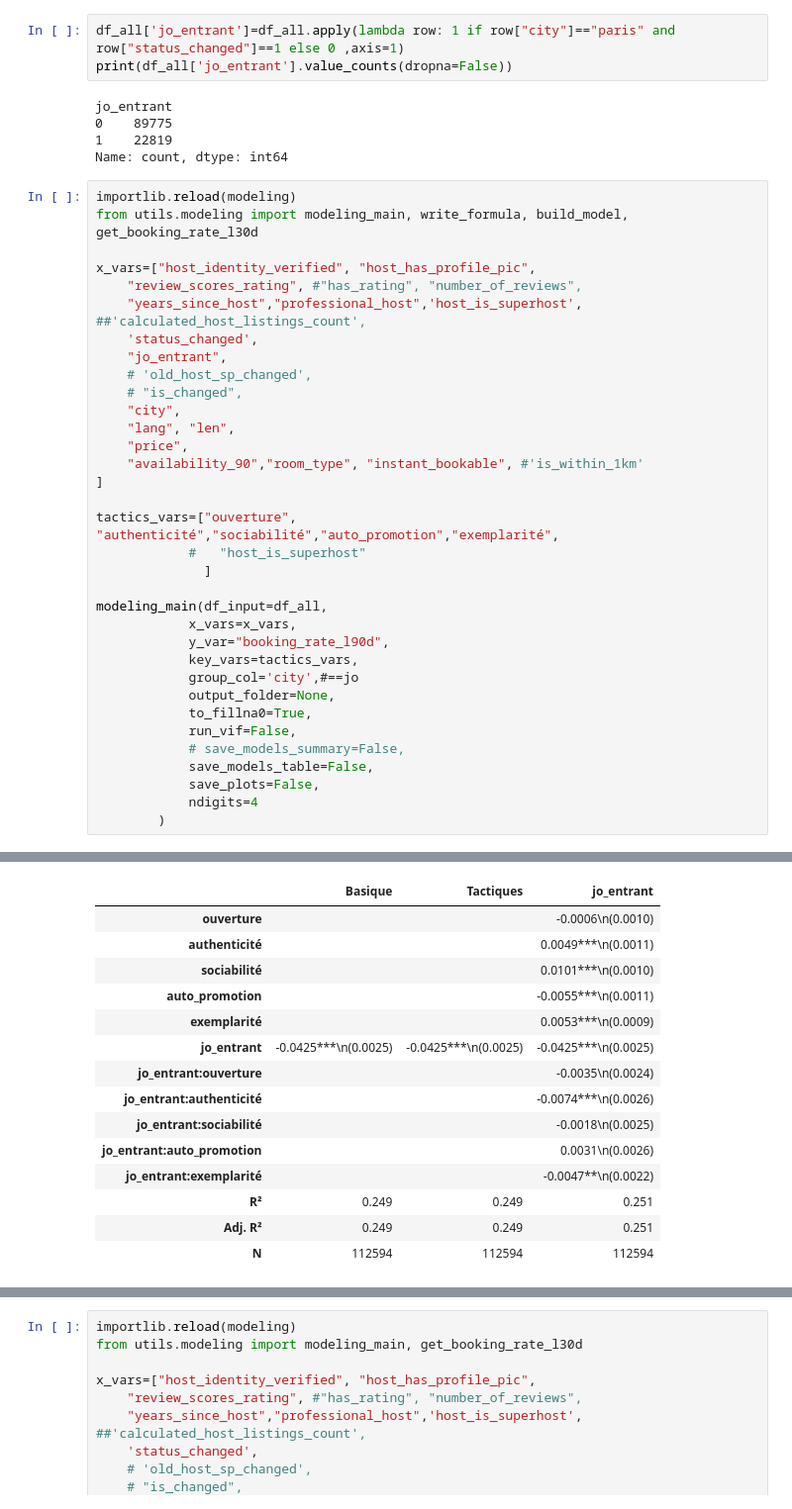
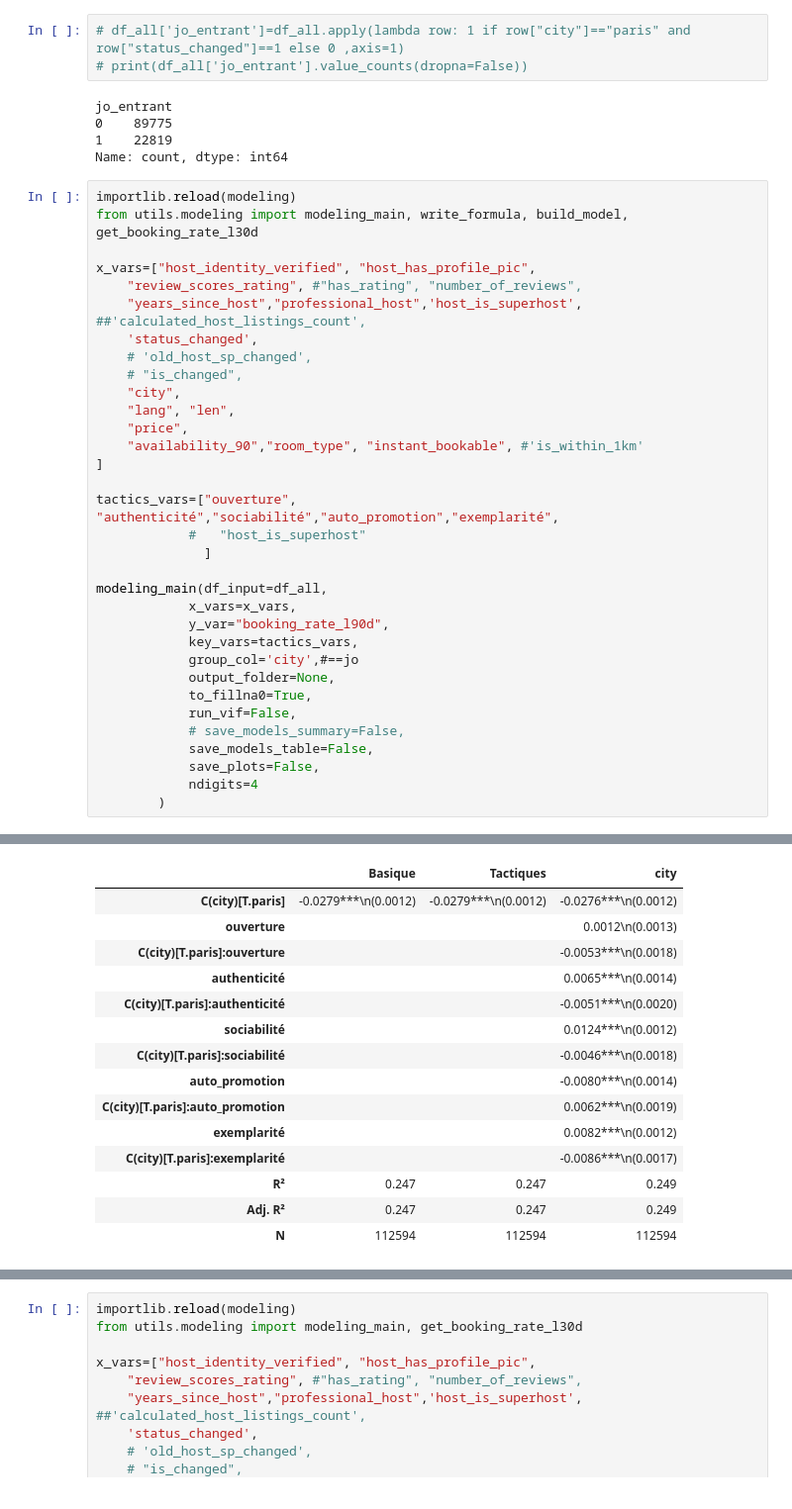
Before and after one commit to yeliu-dh/SelfPresentation_Multimodal_airbnb, a Jupyter notebook: C_stat/test_mod.ipynb, the cells around one changed output, grey strips where cells are left out. Shown at 99% size. Drawn from its saved outputs; the diff is of its cells as text.

```diff
--- a/C_stat/test_mod.ipynb
+++ b/C_stat/test_mod.ipynb
@@ -529,8 +529,8 @@ exemplarité
 #         # save=save_models_summary
 #         )
 # %%
-df_all['jo_entrant']=df_all.apply(lambda row: 1 if row["city"]=="paris" and row["status_changed"]==1 else 0 ,axis=1)
-print(df_all['jo_entrant'].value_counts(dropna=False))
+# df_all['jo_entrant']=df_all.apply(lambda row: 1 if row["city"]=="paris" and row["status_changed"]==1 else 0 ,axis=1)
+# print(df_all['jo_entrant'].value_counts(dropna=False))
 # %% [output]
 jo_entrant
 0    89775
@@ -544,7 +544,6 @@ x_vars=["host_identity_verified", "host_has_profile_pic",
     "review_scores_rating", #"has_rating", "number_of_reviews",
     "years_since_host","professional_host",'host_is_superhost', ##'calculated_host_listings_count',
     'status_changed',
-    "jo_entrant",
     # 'old_host_sp_changed',
     # "is_changed",
     "city",
@@ -610,18 +609,18 @@ exemplarité
  ============================================models table============================================
-|  | Basique | Tactiques | jo_entrant |
-| ouverture |  |  | -0.0006\n(0.0010) |
-| authenticité |  |  | 0.0049***\n(0.0011) |
-| sociabilité |  |  | 0.0101***\n(0.0010) |
-| auto_promotion |  |  | -0.0055***\n(0.0011) |
-| exemplarité |  |  | 0.0053***\n(0.0009) |
-| jo_entrant | -0.0425***\n(0.0025) | -0.0425***\n(0.0025) | -0.0425***\n(0.0025) |
-| jo_entrant:ouverture |  |  | -0.0035\n(0.0024) |
-| jo_entrant:authenticité |  |  | -0.0074***\n(0.0026) |
-| jo_entrant:sociabilité |  |  | -0.0018\n(0.0025) |
-| jo_entrant:auto_promotion |  |  | 0.0031\n(0.0026) |
-| jo_entrant:exemplarité |  |  | -0.0047**\n(0.0022) |
-| R² | 0.249 | 0.249 | 0.251 |
-| Adj. R² | 0.249 | 0.249 | 0.251 |
+|  | Basique | Tactiques | city |
+| C(city)[T.paris] | -0.0279***\n(0.0012) | -0.0279***\n(0.0012) | -0.0276***\n(0.0012) |
+| ouverture |  |  | 0.0012\n(0.0013) |
+| C(city)[T.paris]:ouverture |  |  | -0.0053***\n(0.0018) |
+| authenticité |  |  | 0.0065***\n(0.0014) |
+| C(city)[T.paris]:authenticité |  |  | -0.0051***\n(0.0020) |
+| sociabilité |  |  | 0.0124***\n(0.0012) |
+| C(city)[T.paris]:sociabilité |  |  | -0.0046***\n(0.0018) |
+| auto_promotion |  |  | -0.0080***\n(0.0014) |
+| C(city)[T.paris]:auto_promotion |  |  | 0.0062***\n(0.0019) |
+| exemplarité |  |  | 0.0082***\n(0.0012) |
+| C(city)[T.paris]:exemplarité |  |  | -0.0086***\n(0.0017) |
+| R² | 0.247 | 0.247 | 0.249 |
+| Adj. R² | 0.247 | 0.247 | 0.249 |
 | N | 112594 | 112594 | 112594 |
 ... (9 outputs left out)
 # %%
```
Also changed, not shown: parts of 1 cell of this notebook, 2 other files.
